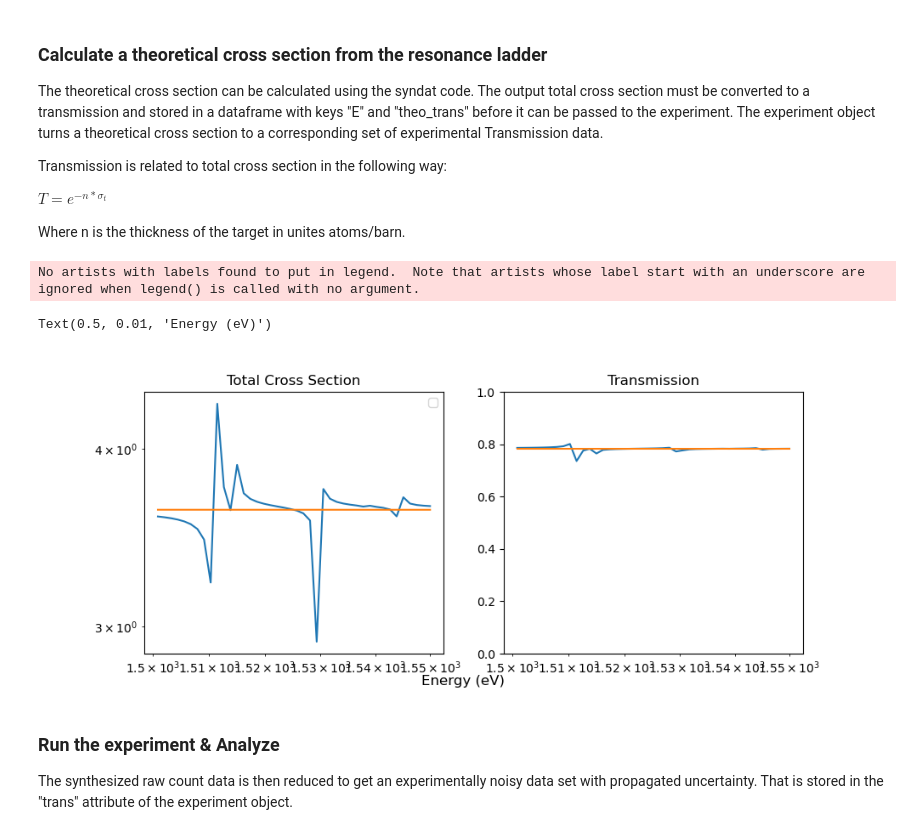
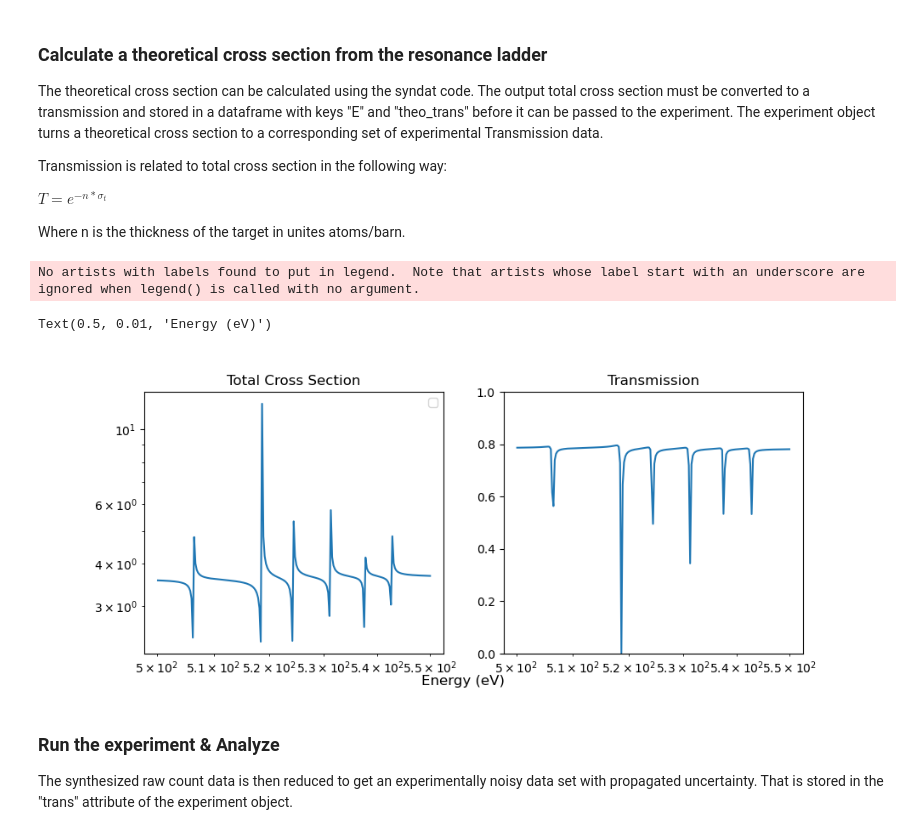
Before and after one commit to Naww137/Syndat, a Jupyter notebook: examples/GenerateData_UserExample.ipynb, the cells around one changed output. Saved outputs shown, nothing was run; the diff lists cells and outputs as text; code cells hidden in the pictures.

```diff
--- a/examples/GenerateData_UserExample.ipynb
+++ b/examples/GenerateData_UserExample.ipynb
@@ -51,7 +51,7 @@ $ KE = \frac{1}{2}mv^2 = \frac{1}{2}m (\frac{FP}{ToF})^2 $ where FP is the dista
     Defining a linear energy grid will result in a wild binning stucture in tof. Consider defining a tof grid instead. In practice, the tof grid has a handful (5 or so) different bin widths and a constant bin width between each point of compresssion. This is due to the artisinal nature of this process, a complicated binning stucture is less justifiable, difficult to store in EXFOR, and requires the use of a complicated resolution broadening function.
 # %%
 # create an energy domain, min/max
-E_min_max = [1500, 1550]
+E_min_max = [500, 550]
 # E_min_max =[3.5, 2550]
 
 ### can calculate an energy grid yourself
@@ -151,45 +116,30 @@ Where n is the thickness of the target in unites atoms/barn.
 # %%
 # SLWB with syndat
 xs_tot, xs_scat, xs_cap = syndat.scattering_theory.SLBW(exp.energy_domain, Ta_pair, resonance_ladder)
-xs_tot2, xs_scat2, xs_cap2 = syndat.scattering_theory.SLBW(exp.energy_domain, Ta_pair, pd.DataFrame())
-
-# resonance_ladder2 = pd.DataFrame({'E':[117,130], 'Gg':[46,46], 'gnx2':[1,1], 'J':[3,3], 'chs':[1,1], 'lwave':[[0], [0]], 'J_ID':[1, 1]})
-# xs_tot2, xs_scat2, xs_cap2 = syndat.scattering_theory.SLBW(exp.energy_domain, Ta_pair, resonance_ladder2)
-# sammy = syndat.sammy_interface.calculate_xs(exp.energy_domain, resonance_ladder2, Ta_pair, 'SLBW', 'capture', 'no_exp', keep_runDIR=False)
 
 # convert to transmisison and put in an appropriate dataframe
 n = 0.067166 # atoms per barn or atoms/(1e-12*cm^2)
 trans = np.exp(-n*xs_tot)
 trans_thick = np.exp(-0.5*xs_tot)
-trans2 = np.exp(-n*xs_tot2)
 theoretical_df = pd.DataFrame({'E':exp.energy_domain, 'theo_trans':trans})
 
 fig, ax = subplots(1,2, figsize=(10,4))
-# ax[0].plot(sammy_calculated.E, sammy_calculated.theo_xs, label='sammy')
 ax[0].plot(exp.energy_domain, xs_scat)
-ax[0].plot(exp.energy_domain, xs_scat2)
-# ax[0].plot(exp.energy_domain, xs_cap)
-# ax[0].plot(exp.energy_domain, xs_cap)
-# ax[0].plot(exp.energy_domain, xs_cap2)
-# ax[0].plot(sammy.E, sammy.theo_xs, '.', label='sammy')
 ax[0].set_xscale('log')
 ax[0].set_yscale('log')
 ax[0].set_title('Total Cross Section')
 ax[0].legend()
 
 ax[1].plot(theoretical_df.E, theoretical_df.theo_trans)
-ax[1].plot(theoretical_df.E, trans2)
-# ax[1].plot(theoretical_df.E, trans_thick)
-# ax[1].plot(sammy_calculated.E, sammy_calculated.theo_trans, label='sammy')
 ax[1].set_xscale('log')
 ax[1].set_ylim([0,1])
 ax[1].set_title('Transmission')
 
 fig.supxlabel('Energy (eV)')
 # %% [output]
 No artists with labels found to put in legend.  Note that artists whose label start with an underscore are ignored when legend() is called with no argument.
 Text(0.5, 0.01, 'Energy (eV)')
-[figure, old version]
+[figure, new version]
 # %% [markdown]
 ### Run the experiment & Analyze
 
```
Also changed, not shown: parts of 15 cells of this notebook, 1 other file.
